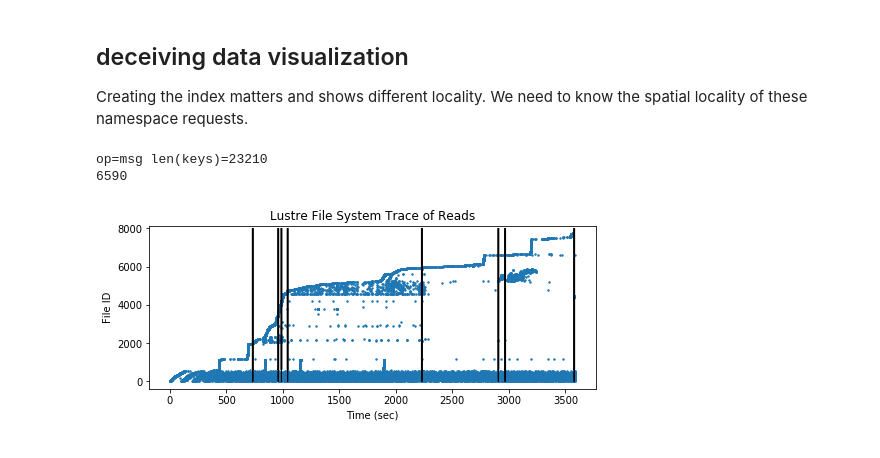
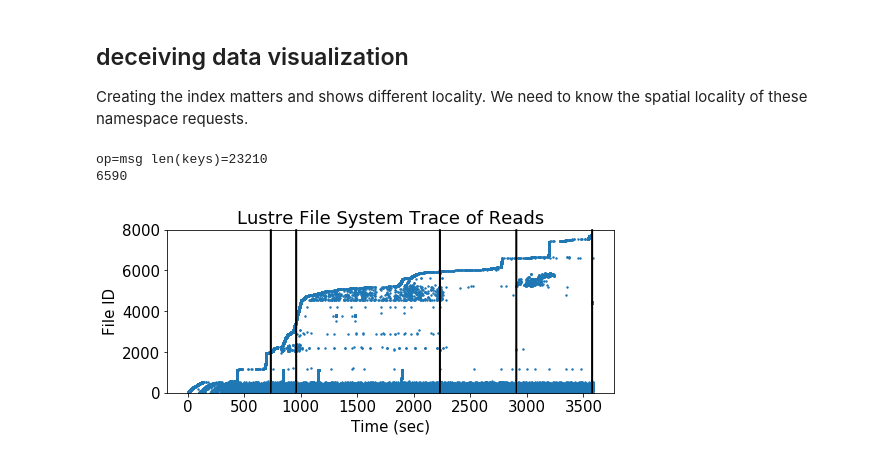
Before and after one commit to michaelsevilla/parsplice-ml-popper, a Jupyter notebook: experiments/lustre-trace/viz-trace.ipynb, the cells around one changed output. Drawn from its saved outputs; the diff is of its cells as text; code cells hidden in the pictures.

Commit message:
paper: outline for #43
Signed-off-by: Michael Sevilla <mikesevilla3@gmail.com>

```diff
--- a/experiments/lustre-trace/viz-trace.ipynb
+++ b/experiments/lustre-trace/viz-trace.ipynb
@@ -110,6 +110,9 @@ op=19ATIME len(keys)=14393
 ## deceiving data visualization
 Creating the index matters and shows different locality. We need to know the spatial locality of these namespace requests.
 # %%
+font = {'size'   : 15}
+matplotlib.rc('font', **font)
+
 def find_regimes(time, keys):
     fans = []                             # 1st pass: detect all possible fans
     fan  = {'start':  None,
@@ -140,33 +143,35 @@ def find_regimes(time, keys):
     #        regimes.append(fans[i])
     #regimes.append(fans[i])
     #return regimes
 
 def plot_regimes(ax, regimes, window=5):
     props = dict(facecolor='black', width=1, headwidth=0)
     #ax.scatter(df['shift'].astype(int), df['id'].astype(int), s=0.1, color='#998ec3') # plot the keyspace (purple dots)
 
     last_fan = regimes[0]                        # plot the fans
     for fan in regimes:
         if fan['start'] - last_fan['start'] > window:
             ax.annotate("",  arrowprops=props, ha="center",
                         xy=(fan['start'], 0),#fan['top']),
                         xytext=(fan['start'], 8000))#fan['top']+1000))
         last_fan = fan
 
 keyids = {}
 fig, ax = plt.subplots(1, 1, figsize=(8, 3))
 time, keys = get_ops(df1, '19ATIME')
 ax.scatter(time, keys, s=2, label='19ATIME')
 print "op=" + op + " len(keys)=" + str(len(keys))
 ax.set_xlabel("Time (sec)")
 ax.set_title("Lustre File System Trace of Reads")
 ax.set_ylabel("File ID")
-#ax.set_ylim(1000, 8000)
+ax.set_ylim(0, 8000)
+
 
 time, keys = get_ops(df1, '19ATIME')
 regimes = find_regimes(time, keys)
-plot_regimes(ax, regimes)
+plot_regimes(ax, regimes, window=100)
+fig.savefig("../../paper/figures/trace-atime.png", bbox_inches='tight', dpi=400)
 # %% [output]
 op=msg len(keys)=23210
 6590
-[figure, old version]
+[figure, new version]
```
Also changed, not shown: 5 other files.
